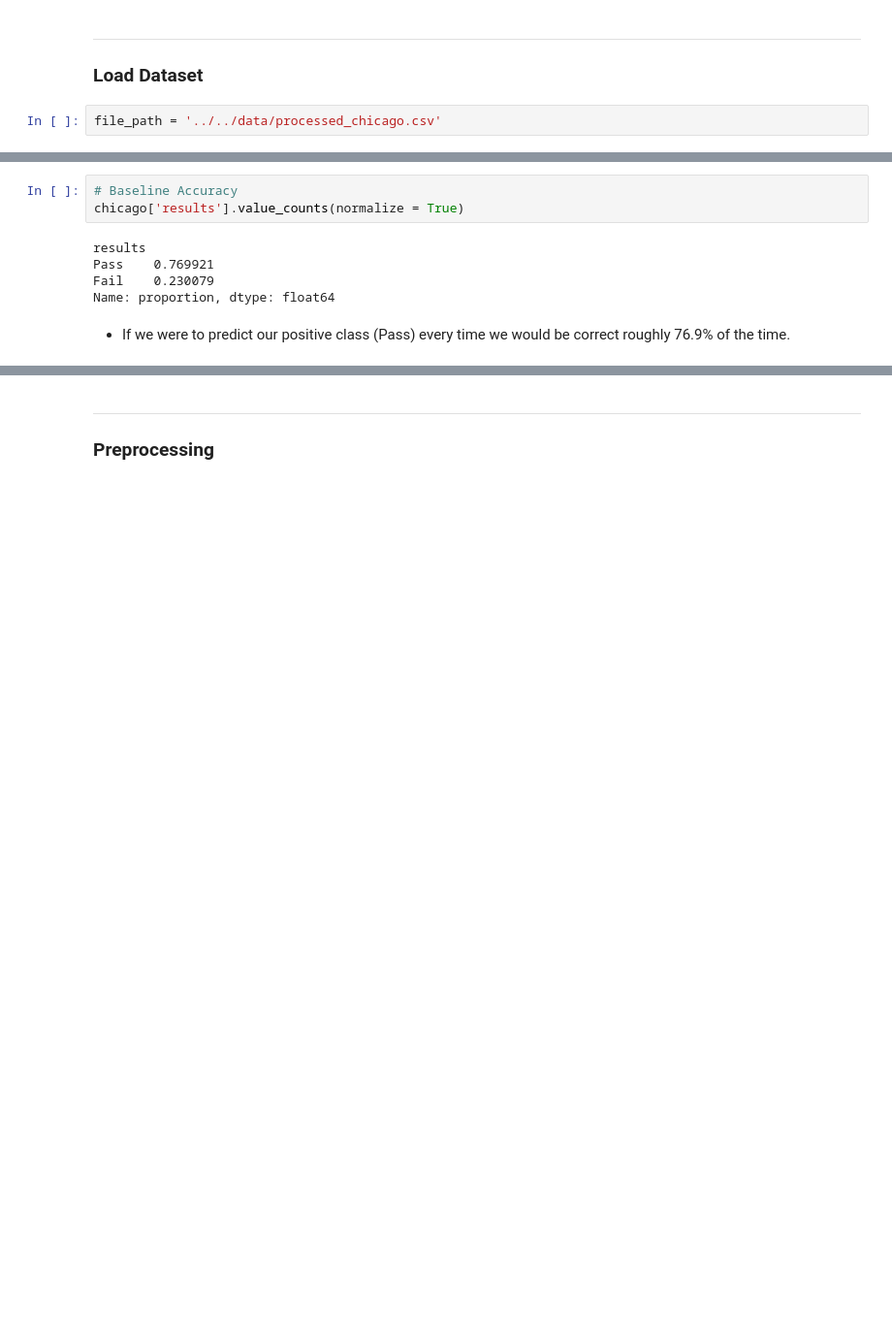
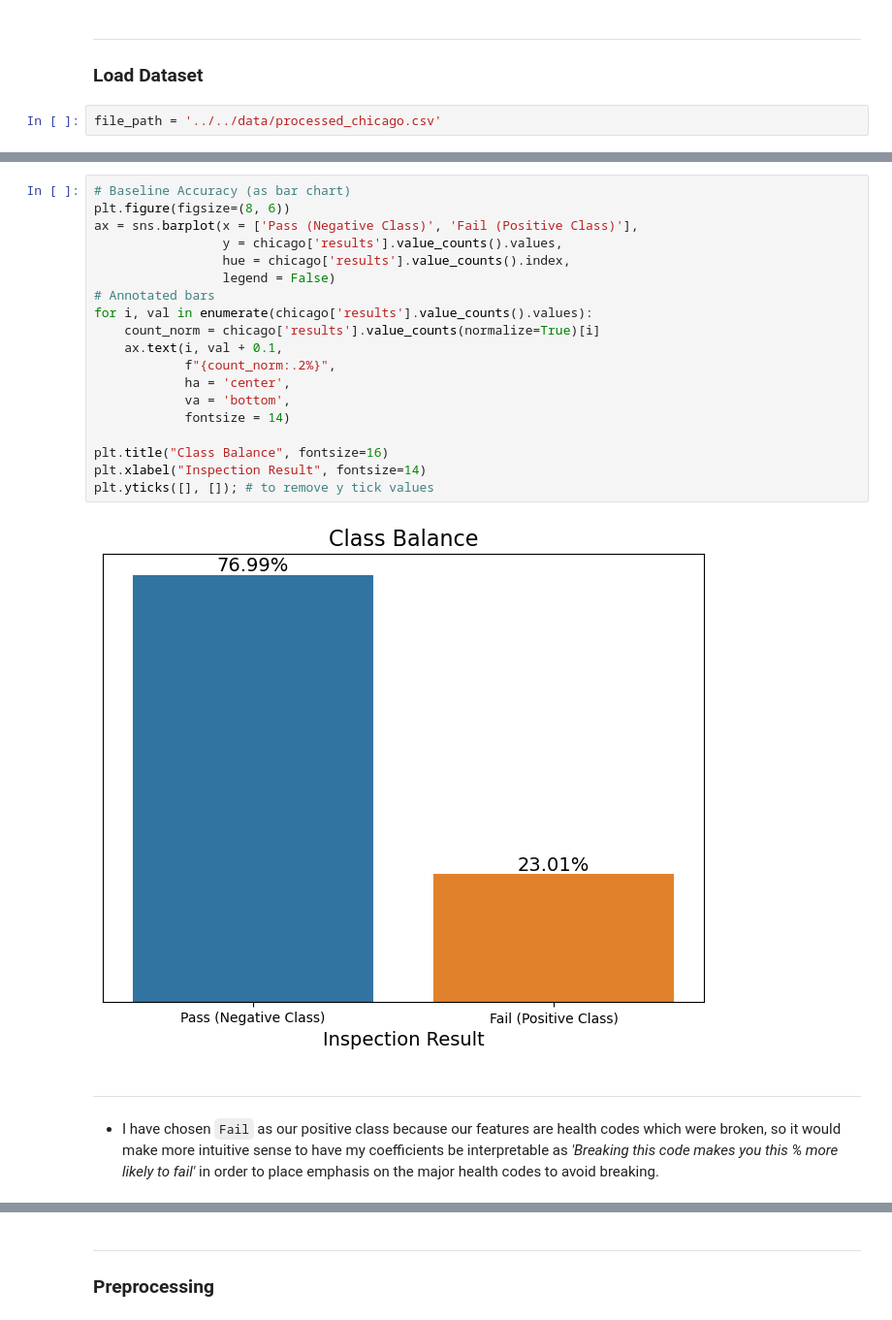
Before and after one commit to CharlesCro/food-inspections, a Jupyter notebook: code/notebooks/02_modelling.ipynb, the cells around one changed output, grey strips where cells are left out. Shown: that part at 97% size. Saved outputs shown, nothing was run; the diff lists cells and outputs as text; blank space fills up the shorter version.

```diff
--- a/code/notebooks/02_modelling.ipynb
+++ b/code/notebooks/02_modelling.ipynb
@@ -105,12 +43,26 @@ chicago.head(3)
 | 1 | 2605995 | DUNKIN DONUTS | DUNKIN DONUTS | 2835421 | Restaurant | Risk 2 (Medium) | 1465 W 95TH ST | 2024-11-06 | ... |
 | 2 | 2606039 | STARBUCKS COFFEE #13710 | STARBUCKS | 1843207 | Restaurant | Risk 2 (Medium) | 30 W ERIE ST | 2024-11-06 | ... |
 # %%
-# Baseline Accuracy
-chicago['results'].value_counts(normalize = True)
+# Baseline Accuracy (as bar chart)
+plt.figure(figsize=(8, 6))
+ax = sns.barplot(x = ['Pass (Negative Class)', 'Fail (Positive Class)'],
+                 y = chicago['results'].value_counts().values,
+                 hue = chicago['results'].value_counts().index,
+                 legend = False)
+# Annotated bars
+for i, val in enumerate(chicago['results'].value_counts().values):
+    count_norm = chicago['results'].value_counts(normalize=True)[i]
+    ax.text(i, val + 0.1,
+            f"{count_norm:.2%}",
+            ha = 'center',
+            va = 'bottom',
+            fontsize = 14)
+
+plt.title("Class Balance", fontsize=16)
+plt.xlabel("Inspection Result", fontsize=14)
+plt.yticks([], []); # to remove y tick values
 # %% [output]
-results
-Pass    0.769921
-Fail    0.230079
-Name: proportion, dtype: float64
+[figure, added]
 # %% [markdown]
-- If we were to predict our positive class (Pass) every time we would be correct roughly 76.9% of the time.
+---
+- I have chosen `Fail` as our positive class because our features are health codes which were broken, so it would make more intuitive sense to have my coefficients be interpretable as *'Breaking this code makes you this % more likely to fail'* in order to place emphasis on the major health codes to avoid breaking.
```
Also changed, not shown: parts of 17 cells of this notebook, 1 other file.
